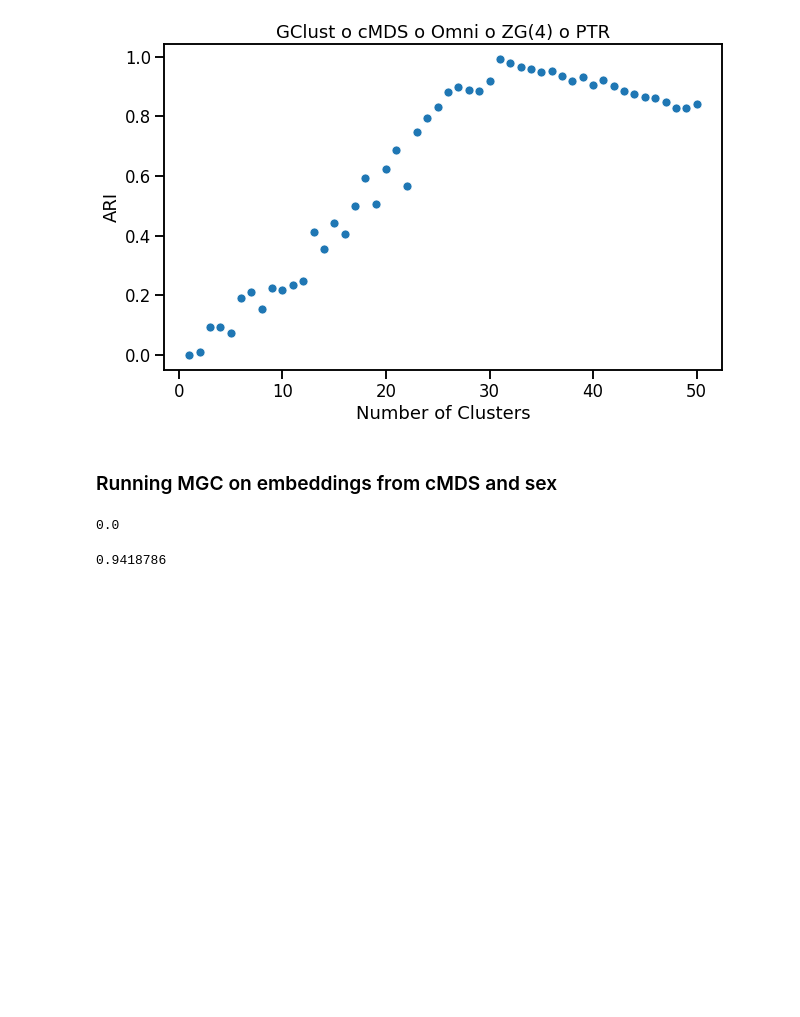
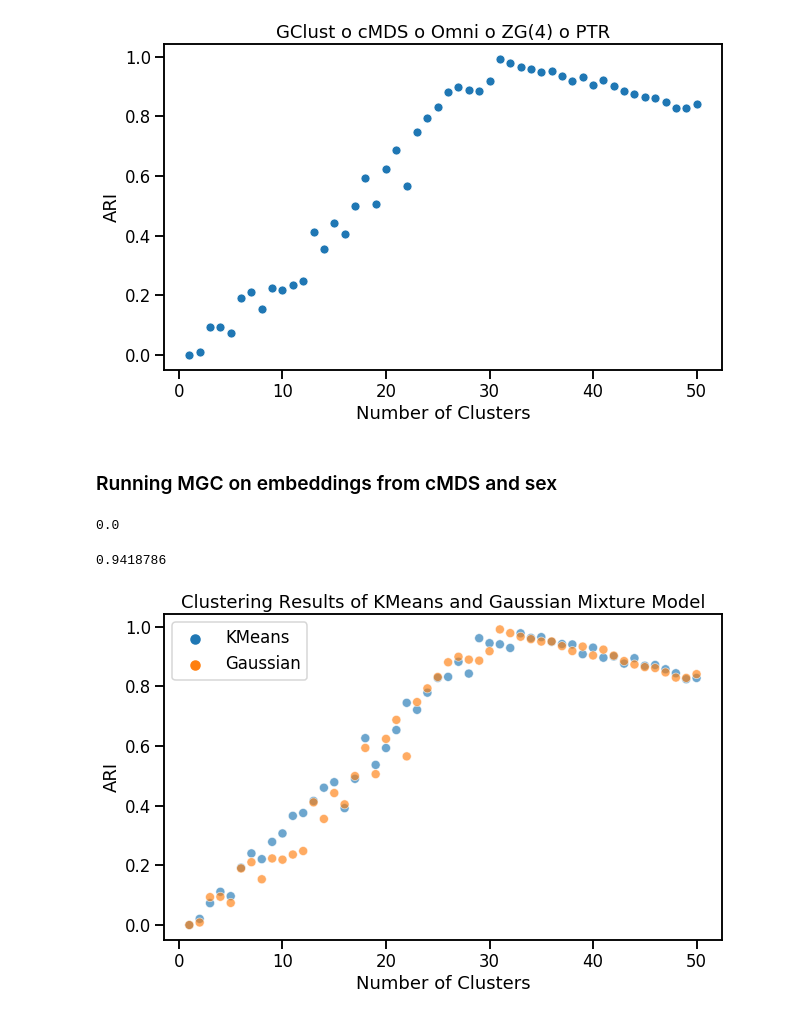
Before and after one commit to j1c/multigraph_clustering, a Jupyter notebook: Experiments/20181031/hnu1_desikan.ipynb, the cells around one changed output. Saved outputs shown, nothing was run; the diff lists cells and outputs as text; code cells hidden in the pictures; blank space fills up the shorter version.

```diff
--- a/Experiments/20181031/hnu1_desikan.ipynb
+++ b/Experiments/20181031/hnu1_desikan.ipynb
@@ -92,3 +92,16 @@ pval
 data['test_statistic']
 # %% [output]
 0.9418786
+# %%
+kclust_ari = [0] + mgc.kclust_ari_
+gclust_ari = mgc.gclust_ari_
+ari = np.hstack([kclust_ari, gclust_ari])
+xrange = np.array(list(range(1, 51)) * 2)
+labels = ['KMeans'] * 50 + ['Gaussian'] * 50
+
+with sns.plotting_context("talk", font_scale=1):
+    fig = plt.figure(figsize=(10, 6))
+    plot = sns.scatterplot(x = xrange, y=ari, hue=labels, alpha=0.65)
+    plot.set(xlabel='Number of Clusters', ylabel='ARI', title='Clustering Results of KMeans and Gaussian Mixture Model')
+# %% [output]
+[figure, added]
```
Also changed, not shown: 1 other file.
